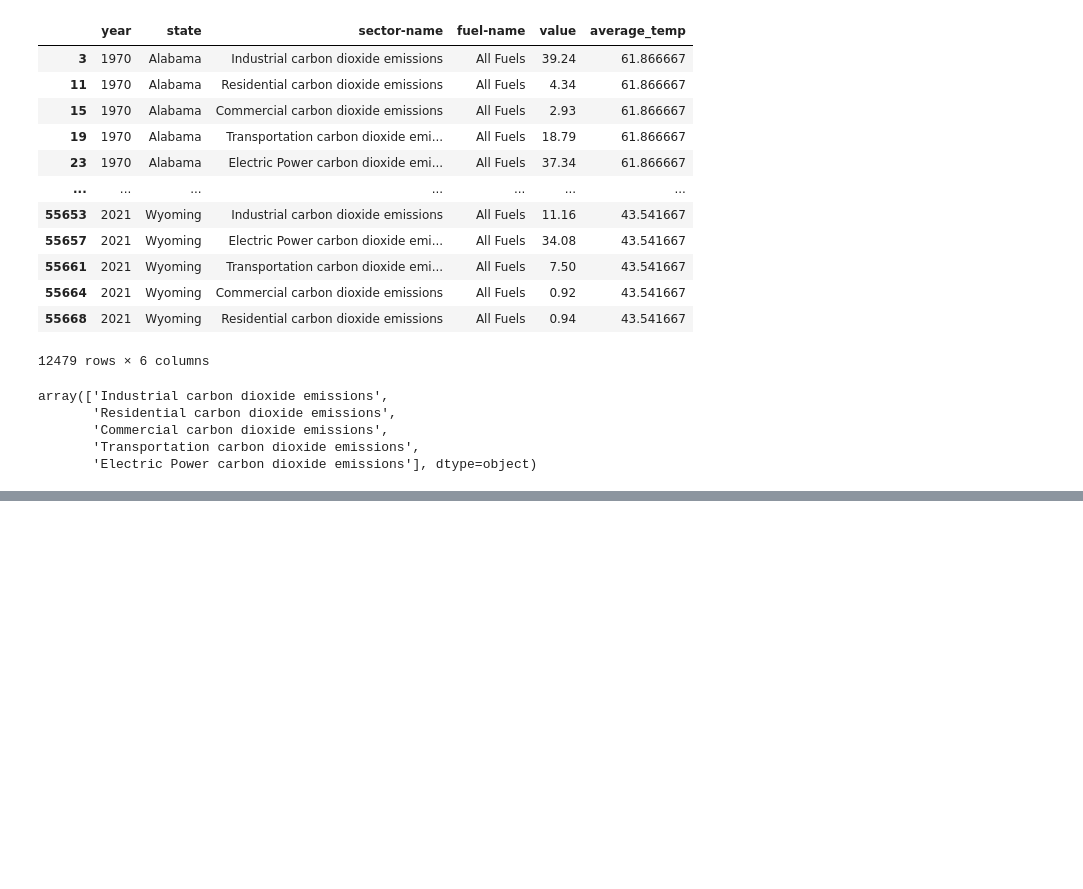
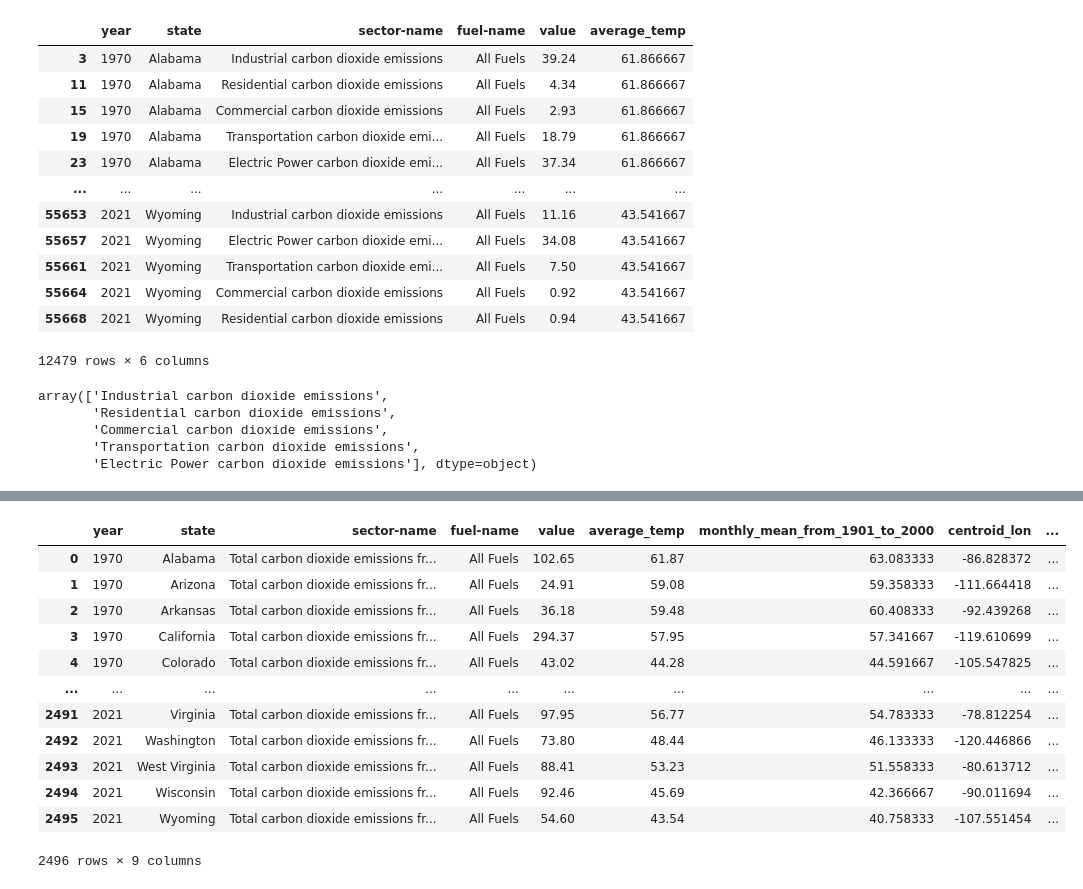
Before and after one commit to gkao25/dsc106-final-project, a Jupyter notebook: data/data.ipynb, the cells around one changed output, grey strips where cells are left out. Drawn from its saved outputs; the diff is of its cells as text; code cells hidden in the pictures; blank space fills up the shorter version.

Commit message:
modified line data rounding

```diff
--- a/data/data.ipynb
+++ b/data/data.ipynb
@@ -162,3 +162,6 @@ array(['Industrial carbon dioxide emissions',
        'Commercial carbon dioxide emissions',
        'Transportation carbon dioxide emissions',
        'Electric Power carbon dioxide emissions'], dtype=object)
+# %%
+mod_data = pd.read_csv('modified_data.csv')
+mod_data
@@ -164,0 +182,18 @@ array(['Industrial carbon dioxide emissions',
+# %%
+mod_data['average_temp'] = mod_data['average_temp'].round(2)
+mod_data['value'] = mod_data['value'].round(2)
+mod_data
+# %% [output]
+|  | year | state | sector-name | fuel-name | value | average_temp | monthly_mean_from_1901_to_2000 | centroid_lon | ... |
+| 0 | 1970 | Alabama | Total carbon dioxide emissions fr... | All Fuels | 102.65 | 61.87 | 63.083333 | -86.828372 | ... |
+| 1 | 1970 | Arizona | Total carbon dioxide emissions fr... | All Fuels | 24.91 | 59.08 | 59.358333 | -111.664418 | ... |
+| 2 | 1970 | Arkansas | Total carbon dioxide emissions fr... | All Fuels | 36.18 | 59.48 | 60.408333 | -92.439268 | ... |
+| 3 | 1970 | California | Total carbon dioxide emissions fr... | All Fuels | 294.37 | 57.95 | 57.341667 | -119.610699 | ... |
+| 4 | 1970 | Colorado | Total carbon dioxide emissions fr... | All Fuels | 43.02 | 44.28 | 44.591667 | -105.547825 | ... |
+| ... | ... | ... | ... | ... | ... | ... | ... | ... | ... |
+| 2491 | 2021 | Virginia | Total carbon dioxide emissions fr... | All Fuels | 97.95 | 56.77 | 54.783333 | -78.812254 | ... |
+| 2492 | 2021 | Washington | Total carbon dioxide emissions fr... | All Fuels | 73.80 | 48.44 | 46.133333 | -120.446866 | ... |
+| 2493 | 2021 | West Virginia | Total carbon dioxide emissions fr... | All Fuels | 88.41 | 53.23 | 51.558333 | -80.613712 | ... |
+| 2494 | 2021 | Wisconsin | Total carbon dioxide emissions fr... | All Fuels | 92.46 | 45.69 | 42.366667 | -90.011694 | ... |
+| 2495 | 2021 | Wyoming | Total carbon dioxide emissions fr... | All Fuels | 54.60 | 43.54 | 40.758333 | -107.551454 | ... |
+2496 rows × 9 columns
```
Also changed, not shown: parts of 2 cells of this notebook, 3 other files.
